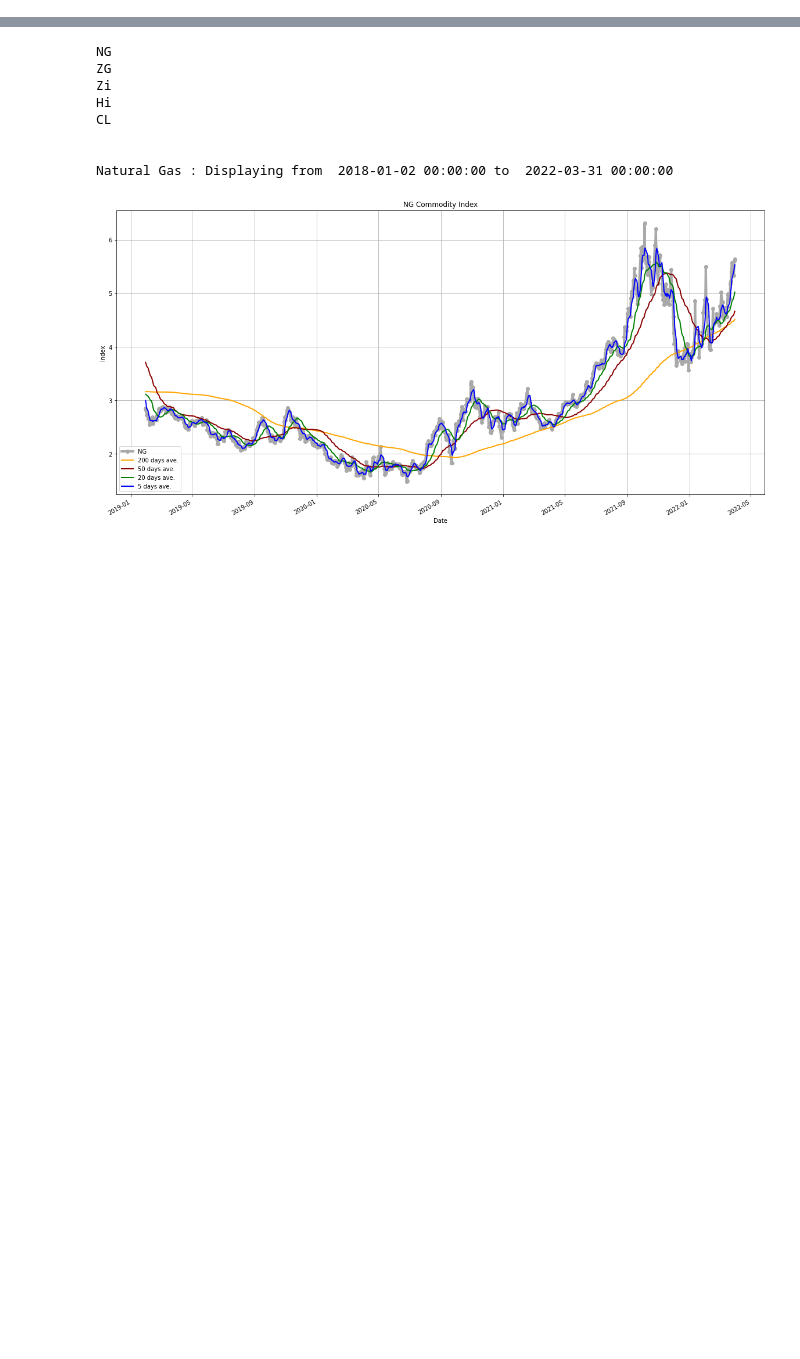
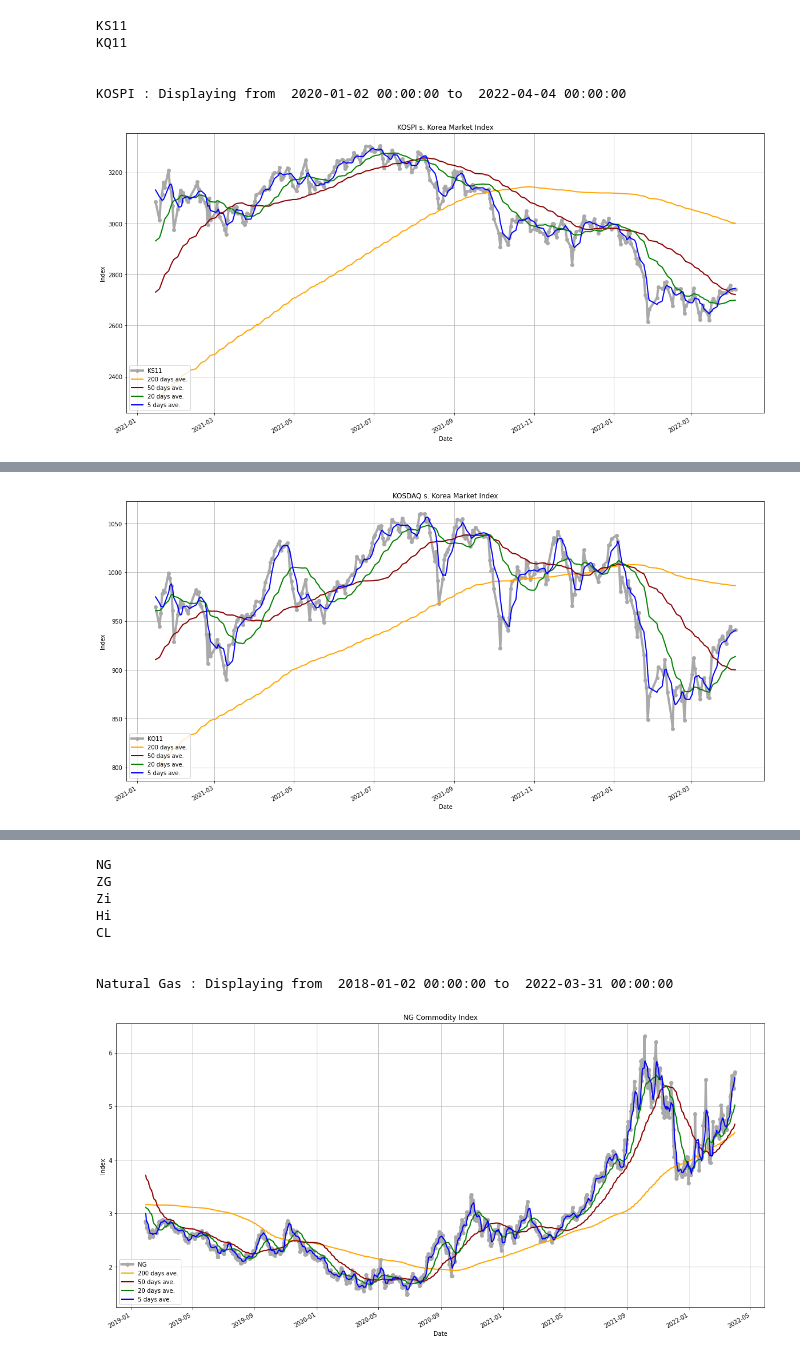
Before and after one commit to kimdesok/FinanceDataReader, a Jupyter notebook: MultipleMarketIndexes.ipynb, the cells around one changed output, grey strips where cells are left out. Cells and saved outputs as stored; diff of their text form; code cells hidden in the pictures; blank space fills up the shorter version.

```diff
--- a/MultipleMarketIndexes.ipynb
+++ b/MultipleMarketIndexes.ipynb
@@ -87,3 +91,12 @@ def market_index_graphs(start_date, disp_days, entity):
     plt.grid(True)
     plt.show()
     plt.close()
+# %%
+market_index_graphs('2020', 300, 's. Korea Market')
+# %% [output]
+KS11
+KQ11
+
+
+KOSPI : Displaying from  2020-01-02 00:00:00 to  2022-04-04 00:00:00
+[figure, added]
@@ -90,3 +104,4 @@ def market_index_graphs(start_date, disp_days, entity):
+[figure, added]
 # %%
 market_index_graphs('2018', 1000, 'Market')
 # %% [output]
```
Also changed, not shown: parts of 5 cells of this notebook.
